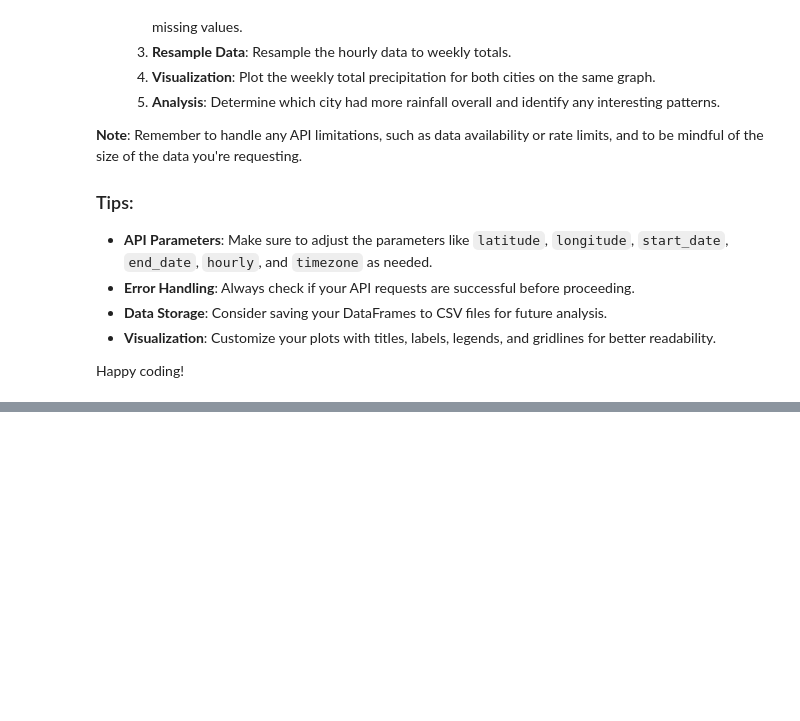
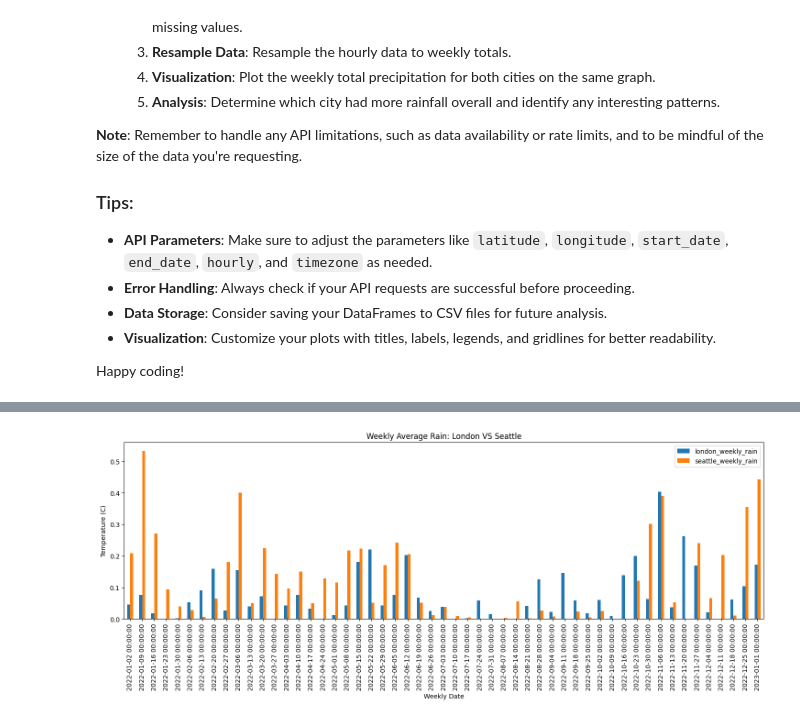
Before and after one commit to nishamizh/api-Open-Meteo, a Jupyter notebook: api_data_wrangling.ipynb, the cells around one changed output, grey strips where cells are left out. Drawn from its saved outputs; the diff is of its cells as text; code cells hidden in the pictures; blank space fills up the shorter version.

```diff
--- a/api_data_wrangling.ipynb
+++ b/api_data_wrangling.ipynb
@@ -317,0 +523,2 @@ Happy coding!
+# %%
+df_seattle.ffill(inplace=True)
@@ -317,0 +549,3 @@ Happy coding!
+# %%
+#removing the showers columns as it has no data to represent all it's values are zeroes and it has one value
+df_seattle = df_seattle.drop(columns=['showers'])
@@ -317,0 +562,3 @@ Happy coding!
+# %%
+df_seattle_weekly = df_seattle.resample('W').mean()
+df_seattle_weekly.head()
@@ -317,0 +585,10 @@ Happy coding!
+# %%
+combined_weekly_rain = pd.DataFrame({"london_weekly_rain":df_london_weekly['rain'],"seattle_weekly_rain":df_seattle_weekly['rain']})
+# %%
+combined_weekly_rain.plot(kind='bar', figsize=(18,5))
+plt.title('Weekly Average Rain: London VS Seattle')
+plt.xlabel('Weekly Date')
+plt.ylabel('Temperature (C)')
+plt.show()
+# %% [output]
+[figure, added]
```
Also changed, not shown: parts of 28 cells of this notebook.
